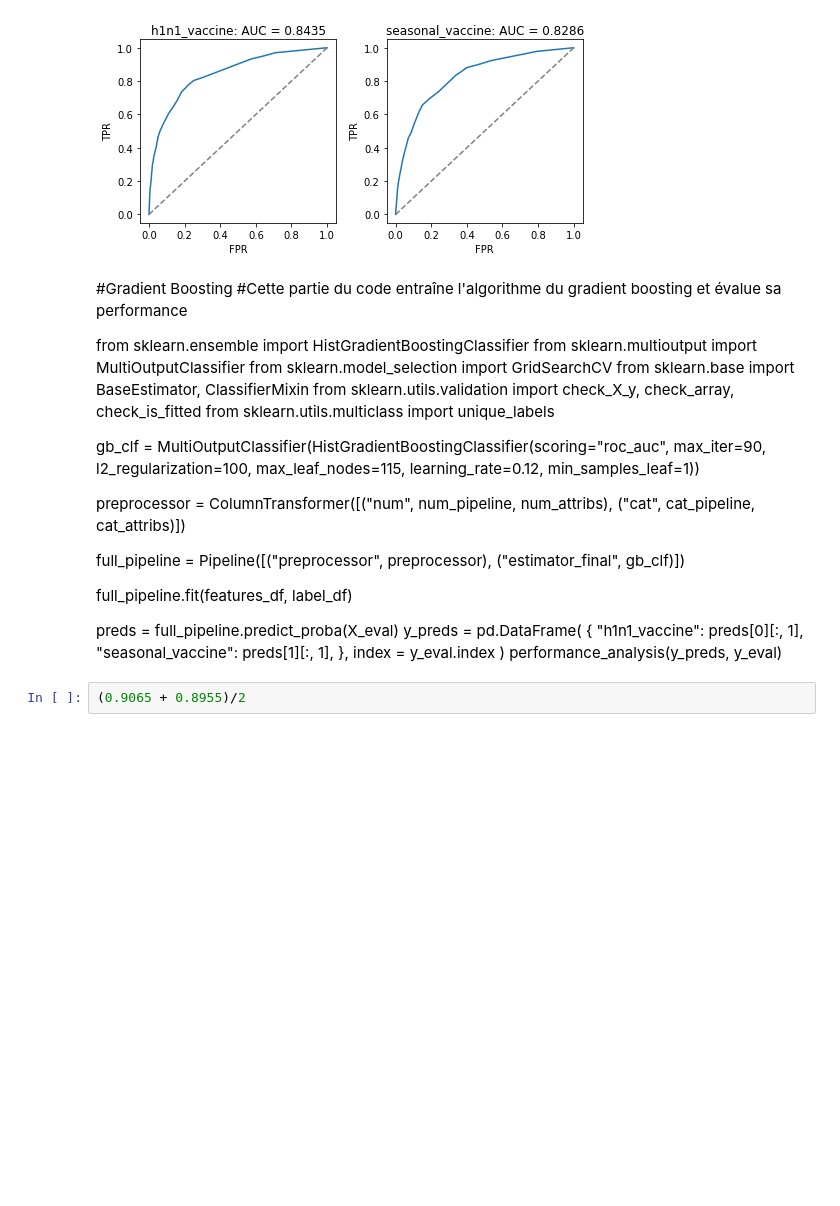
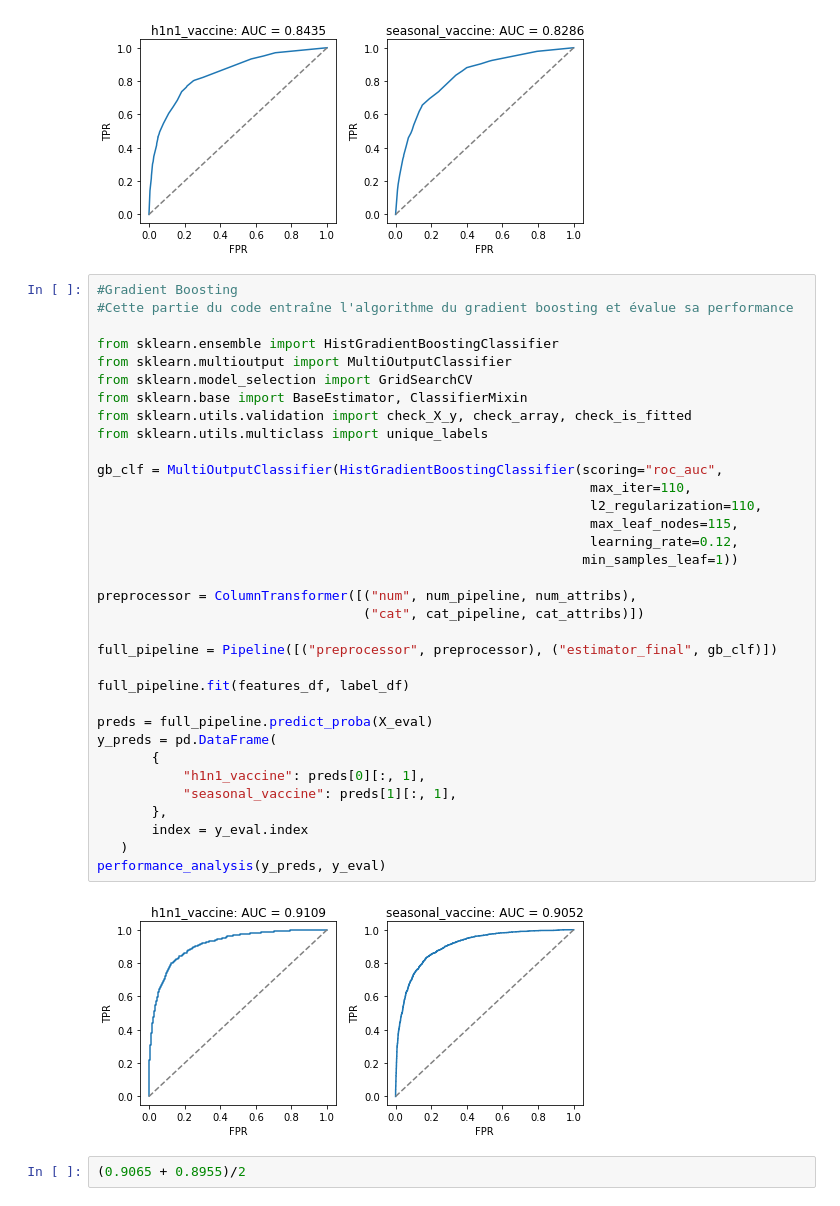
Before and after one commit to vladherasymenko/FluShotLearning, a Jupyter notebook: entrainements_modeles.ipynb, the cells around one changed output. Saved outputs shown, nothing was run; the diff lists cells and outputs as text; blank space fills up the shorter version.

```diff
--- a/entrainements_modeles.ipynb
+++ b/entrainements_modeles.ipynb
@@ -126,40 +126,42 @@ y_preds = pd.DataFrame(
 performance_analysis(y_preds, y_eval)
 # %% [output]
 [figure]
-# %% [markdown]
-#Gradient Boosting
-#Cette partie du code entraîne l'algorithme du gradient boosting et évalue sa performance
-
-from sklearn.ensemble import HistGradientBoostingClassifier
-from sklearn.multioutput import MultiOutputClassifier
-from sklearn.model_selection import GridSearchCV
-from sklearn.base import BaseEstimator, ClassifierMixin
-from sklearn.utils.validation import check_X_y, check_array, check_is_fitted
-from sklearn.utils.multiclass import unique_labels
-
-gb_clf = MultiOutputClassifier(HistGradientBoostingClassifier(scoring="roc_auc",
-                                                               max_iter=90,
-                                                               l2_regularization=100,
-                                                               max_leaf_nodes=115,
-                                                               learning_rate=0.12,
-                                                              min_samples_leaf=1))
-
-preprocessor = ColumnTransformer([("num", num_pipeline, num_attribs),
-                                  ("cat", cat_pipeline, cat_attribs)])
-
-full_pipeline = Pipeline([("preprocessor", preprocessor), ("estimator_final", gb_clf)])
-
-full_pipeline.fit(features_df, label_df)
-
-preds = full_pipeline.predict_proba(X_eval)
-y_preds = pd.DataFrame(
-       {
-           "h1n1_vaccine": preds[0][:, 1],
-           "seasonal_vaccine": preds[1][:, 1],
-       },
-       index = y_eval.index
-   )
-performance_analysis(y_preds, y_eval)
+# %%
+#Gradient Boosting
+#Cette partie du code entraîne l'algorithme du gradient boosting et évalue sa performance
+
+from sklearn.ensemble import HistGradientBoostingClassifier
+from sklearn.multioutput import MultiOutputClassifier
+from sklearn.model_selection import GridSearchCV
+from sklearn.base import BaseEstimator, ClassifierMixin
+from sklearn.utils.validation import check_X_y, check_array, check_is_fitted
+from sklearn.utils.multiclass import unique_labels
+
+gb_clf = MultiOutputClassifier(HistGradientBoostingClassifier(scoring="roc_auc",
+                                                               max_iter=110,
+                                                               l2_regularization=110,
+                                                               max_leaf_nodes=115,
+                                                               learning_rate=0.12,
+                                                              min_samples_leaf=1))
+
+preprocessor = ColumnTransformer([("num", num_pipeline, num_attribs),
+                                  ("cat", cat_pipeline, cat_attribs)])
+
+full_pipeline = Pipeline([("preprocessor", preprocessor), ("estimator_final", gb_clf)])
+
+full_pipeline.fit(features_df, label_df)
+
+preds = full_pipeline.predict_proba(X_eval)
+y_preds = pd.DataFrame(
+       {
+           "h1n1_vaccine": preds[0][:, 1],
+           "seasonal_vaccine": preds[1][:, 1],
+       },
+       index = y_eval.index
+   )
+performance_analysis(y_preds, y_eval)
+# %% [output]
+[figure, added]
 # %%
 (0.9065 + 0.8955)/2
 # %% [output]
```
